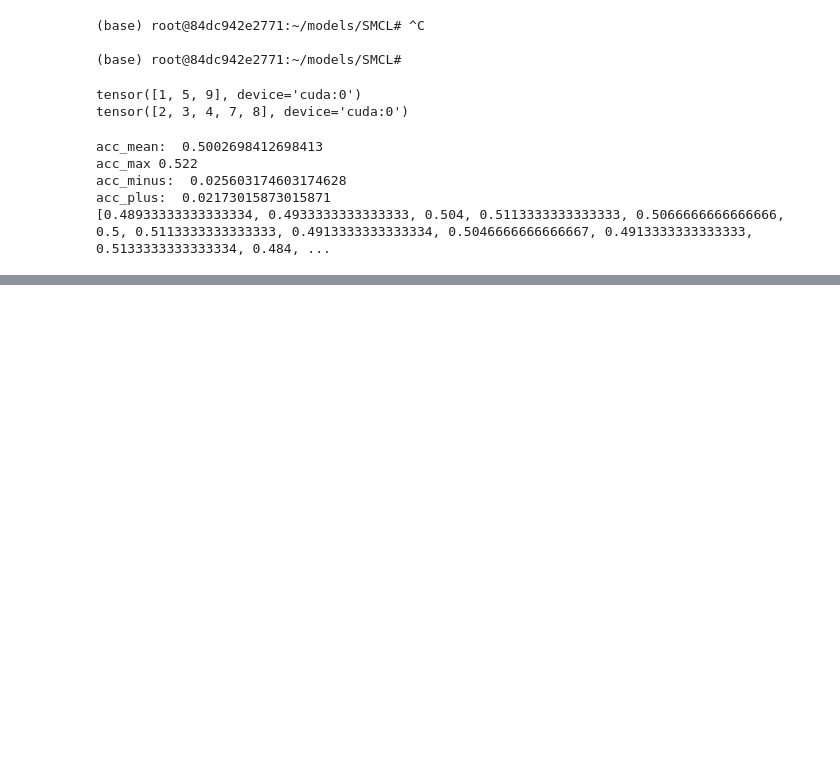
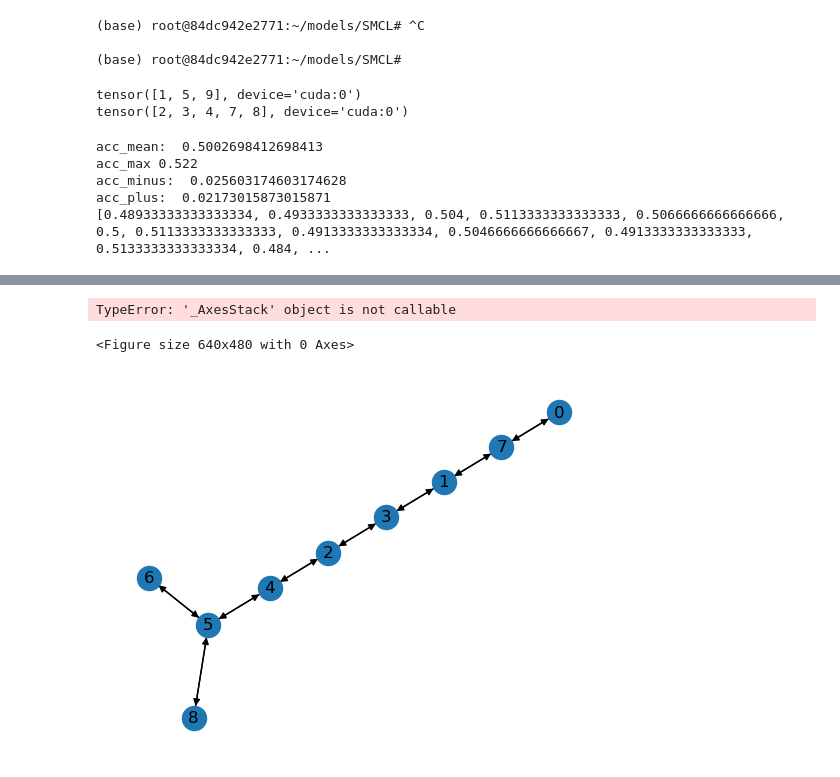
Before and after one commit to ShiWenber/SMCL, a Jupyter notebook: visualization.ipynb, the cells around one changed output, grey strips where cells are left out. Cells and saved outputs as stored; diff of their text form; code cells hidden in the pictures; blank space fills up the shorter version.

```diff
--- a/visualization.ipynb
+++ b/visualization.ipynb
@@ -305,0 +323,79 @@ acc_plus:  0.02173015873015871
+# %%
+import networkx as nx
+import matplotlib.pyplot as plt
+from dgl.data import TUDataset
+
+# 加载IMDB-BINARY数据集
+dataset = TUDataset("IMDB-BINARY")
+
+# 获取数据集中的第一个图
+graph, label = dataset[0]
+
+# 创建networkx图对象
+nx_g = nx.Graph()
+nx_g.add_nodes_from(range(graph.num_nodes()))
+nx_g.add_edges_from((u, v) for u, v in zip(*graph.edges()))
+
+# 可视化图
+pos = nx.spring_layout(nx_g)
+nx.draw(nx_g, pos=pos, node_size=20, node_color='b', with_labels=False)
+plt.show()
+# %% [output]
+TypeError: '_AxesStack' object is not callable
+<Figure size 640x480 with 0 Axes>
+# %%
+import torch
+import networkx as nx
+import matplotlib.pyplot as plt
+import dgl
+# import numpy as np
+
+g = dgl.DGLGraph()
+# g.add_edges([0, 1, 1, 2, 2, 3, 3, 4, 5, 6, 7, 8, 9, 0, 5, 6, 7, 8, 9, 4],
+#             [1, 2, 3, 0, 4, 5, 6, 7, 8, 9, 0, 1, 2, 6, 7, 8, 9, 3, 4, 5])
+g.add_edges(
+    [1,1,2,2,4,5,5, 0],
+    [7,3,3,4,5,8,6, 7]
+)
+g = dgl.to_bidirected(g)
+
+# print(subg.edge)
+# 将DGL图转换为networkx图
+nx_g = g.to_networkx()
+
+# 创建matplotlib图形对象
+fig, ax = plt.subplots()
+
+# 可视化networkx图
+pos = nx.kamada_kawai_layout(nx_g)
+nx.draw(nx_g, pos=pos, with_labels=True, ax=ax)
+plt.show()
+
+subg = g.khop_out_subgraph([3,5], 1, relabel_nodes=False, store_ids=True, output_device='cpu')
+# g = g.to(torch.device('cuda'))
+
+# nodes = torch.tensor([1,5,9],device="cuda")
+
+print(subg)
+# print(inverse_indices)
+
+# subg = g.khop_out_subgraph([3,5], 1)
+
+# print(subg.edge)
+# 将DGL图转换为networkx图
+nx_g2 = subg.to_networkx()
+
+# 创建matplotlib图形对象
+fig2, ax2 = plt.subplots()
+
+# 可视化networkx图
+pos2 = nx.kamada_kawai_layout(nx_g2)
+nx.draw(nx_g2, pos=pos2, with_labels=True, ax=ax2)
+plt.show()
+
+print(g.edges())
+print(subg.edges())
+subg.edata[dgl.EID]
+# print(get_all_neighbors(g,nodes,1))
+# %% [output]
+[figure, added]
```
Also changed, not shown: parts of 5 cells of this notebook, 1 other file.
